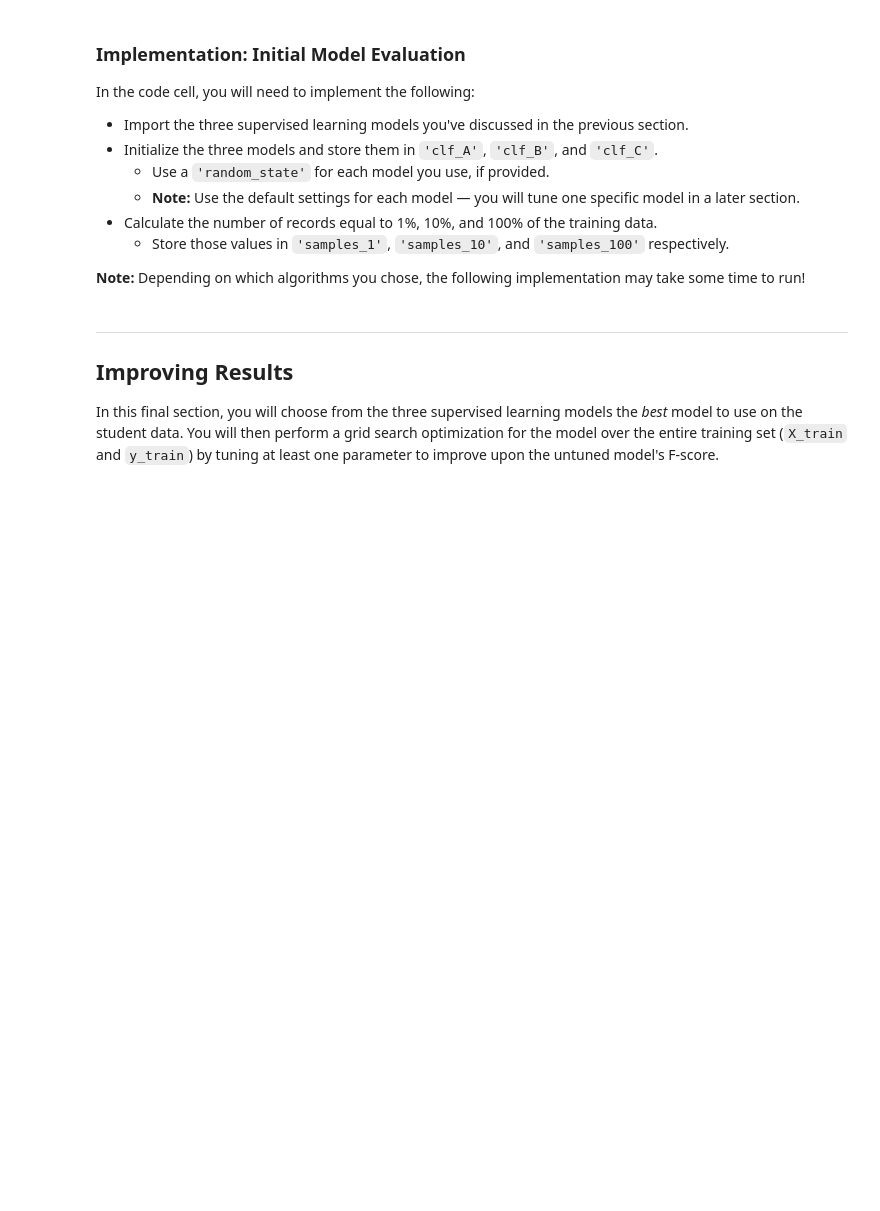
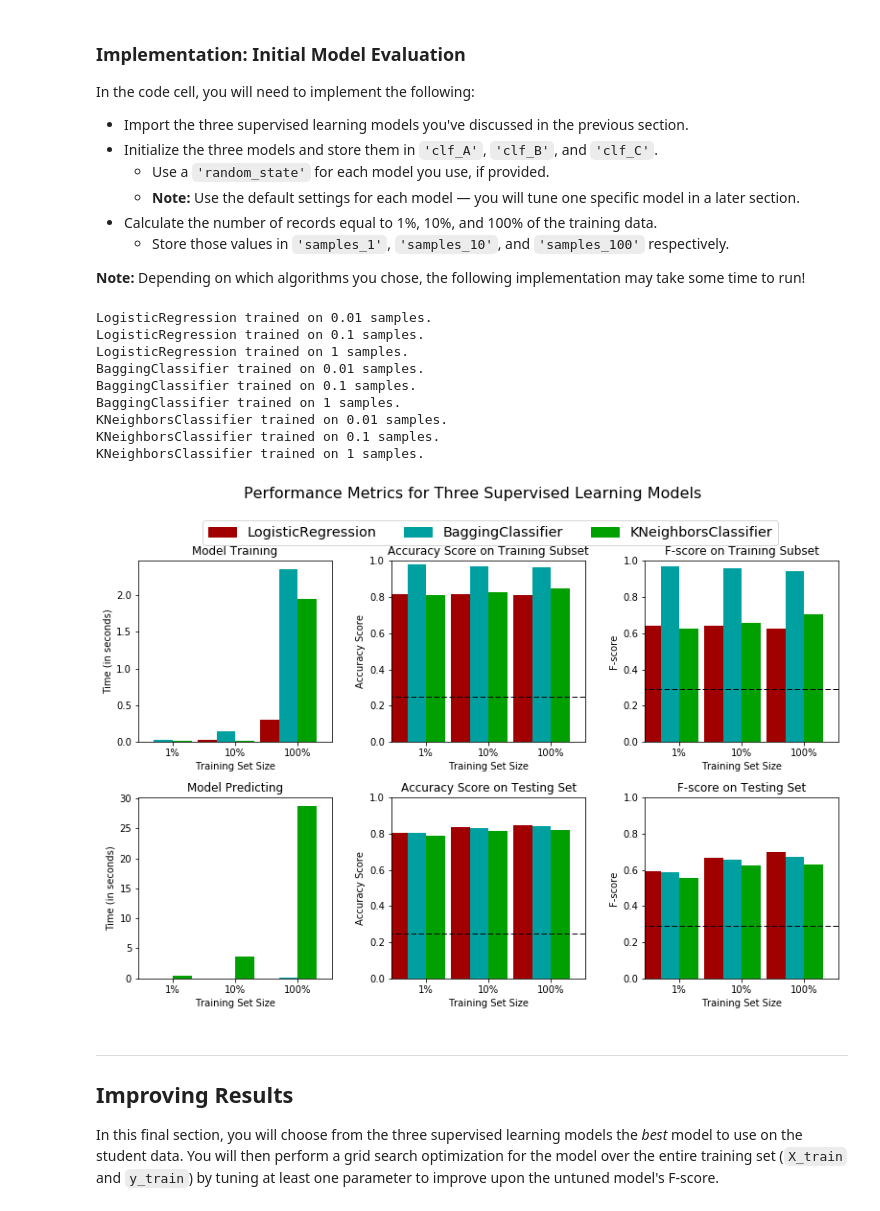
Before and after one commit to Talhasg/machine-learning, a Jupyter notebook: projects/finding_donors/finding_donors.ipynb, the cells around one changed output. Cells and saved outputs as stored; diff of their text form; code cells hidden in the pictures; blank space fills up the shorter version.

```diff
--- a/projects/finding_donors/finding_donors.ipynb
+++ b/projects/finding_donors/finding_donors.ipynb
@@ -184,7 +172,7 @@ Run the code cell below to perform this split.
 from sklearn.cross_validation import train_test_split
 
 # Split the 'features' and 'income' data into training and testing sets
-X_train, X_test, y_train, y_test = train_test_split(features, income, test_size = 0.2, random_state = 0)
+X_train, X_test, y_train, y_test = train_test_split(features, incomeDf, test_size = 0.2, random_state = 0)
 
 # Show the results of the split
 print "Training set has {} samples.".format(X_train.shape[0])
@@ -213,19 +201,23 @@ Looking at the distribution of classes (those who make at most \$50,000, and tho
 # TODO: Calculate accuracy
 from sklearn.metrics import accuracy_score
 from sklearn.metrics import precision_recall_fscore_support
+from sklearn.metrics import confusion_matrix
 
-naive_pred=np.ones(45222)
-accuracy = accuracy_score(income,naive_pred)
+naive_pred=np.ones(len(income))
+#accuracy = accuracy_score(income,naive_pred)
+accuracy=((naive_pred-income)==0).sum()/(1.0*len(naive_pred))
 
 # TODO: Calculate F-score using the formula above for beta = 0.5
-fscore = precision_recall_fscore_support(income, naive_pred,beta=0.5,average='weighted')[2]
+#fscore = precision_recall_fscore_support(income, naive_pred,beta=0.5,average='weighted')[2]
 
-#fscore scoress[2]
-#beta=0.5
-#fscore = (1+beta*beta)*scoress[0]*scoress[1]/((beta*beta*scoress[0])+scoress[1])
+beta=0.5
+conf=confusion_matrix(income,naive_pred)
+precision=conf[1,1]/(1.0*(conf[1,1]+conf[0,1]))
+recall=conf[1,1]/(1.0*(conf[1,1]+conf[1,0]))
+fscore = (1+beta*beta)*precision*recall/((beta*beta*precision)+recall)
 
-# Print the results
-print "Naive Predictor: [Accuracy score: {:.4f}, F-score: {:.4f}]".format(accuracy, fscore)
+#Print the results
+print "Naive Predictor: [Accuracy score: {:.4f}, F-score: {:.4f}]".format(accuracy, fscore)#
 # %% [output]
 Naive Predictor: [Accuracy score: 0.2478, F-score: 0.2917]
 # %% [markdown]
@@ -322,28 +325,50 @@ In the code cell, you will need to implement the following:
 **Note:** Depending on which algorithms you chose, the following implementation may take some time to run!
 # %%
 # TODO: Import the three supervised learning models from sklearn
+from sklearn.naive_bayes import GaussianNB
+from sklearn import svm
+from sklearn import neighbors, datasets
+from sklearn.ensemble import RandomForestClassifier
+from sklearn.linear_model import LogisticRegression
+from sklearn.ensemble import BaggingClassifier
 
 # TODO: Initialize the three models
-clf_A = None
-clf_B = None
-clf_C = None
+clf_A = LogisticRegression(random_state=1)
+#clf_B = svm.SVC(kernel='linear',random_state=1)
+#clf_C = neighbors.KNeighborsClassifier()
+#clf_B = GaussianNB(random_state=1)
+#clf_C = RandomForestClassifier(random_state=1)
+clf_B=BaggingClassifier()
+
 
 # TODO: Calculate the number of samples for 1%, 10%, and 100% of the training data
-samples_1 = None
-samples_10 = None
-samples_100 = None
+samples_1 = 0.01
+samples_10 = 0.1
+samples_100 = 1
 
 # Collect results on the learners
 results = {}
 for clf in [clf_A, clf_B, clf_C]:
     clf_name = clf.__class__.__name__
     results[clf_name] = {}
     for i, samples in enumerate([samples_1, samples_10, samples_100]):
         results[clf_name][i] = \
         train_predict(clf, samples, X_train, y_train, X_test, y_test)
 
 # Run metrics visualization for the three supervised learning models chosen
+#print results
 vs.evaluate(results, accuracy, fscore)
+# %% [output]
+LogisticRegression trained on 0.01 samples.
+LogisticRegression trained on 0.1 samples.
+LogisticRegression trained on 1 samples.
+BaggingClassifier trained on 0.01 samples.
+BaggingClassifier trained on 0.1 samples.
+BaggingClassifier trained on 1 samples.
+KNeighborsClassifier trained on 0.01 samples.
+KNeighborsClassifier trained on 0.1 samples.
+KNeighborsClassifier trained on 1 samples.
+[figure, added]
 # %% [markdown]
 ----
 ## Improving Results
```
Also changed, not shown: parts of 4 cells of this notebook, 1 other file.
